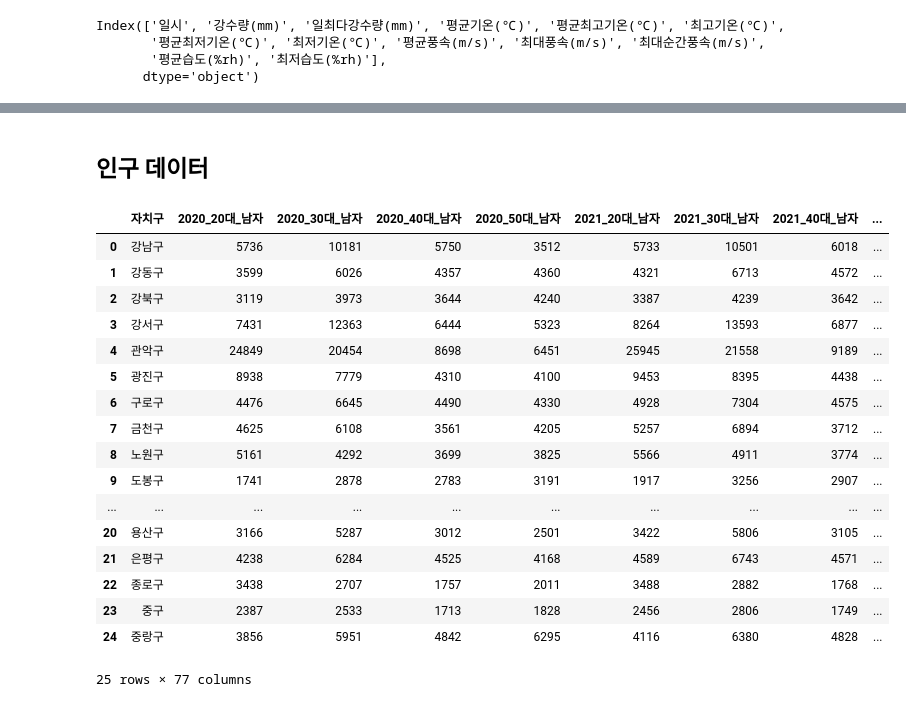
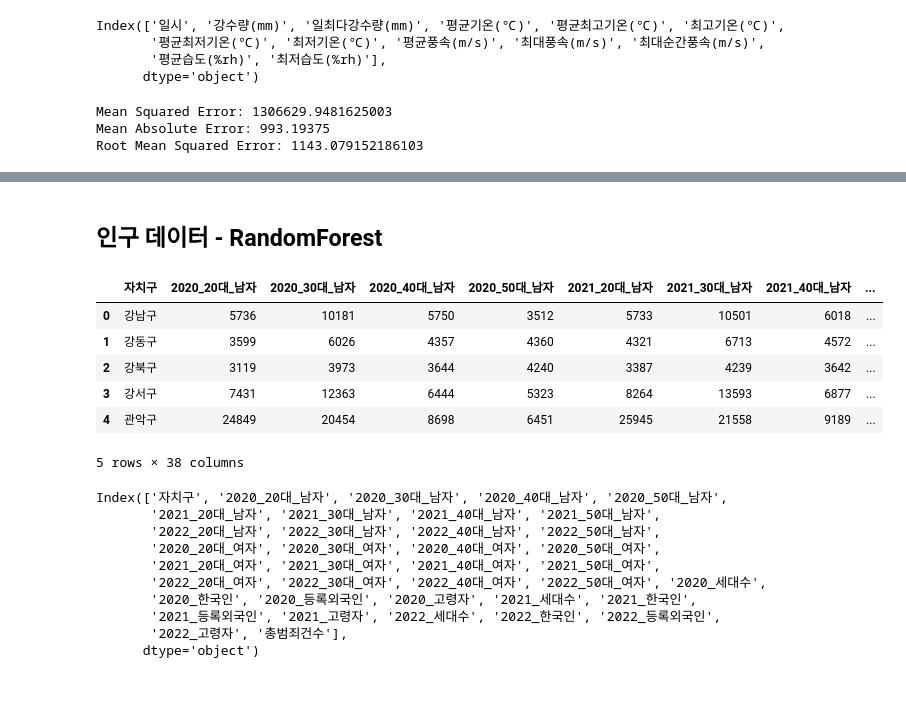
Before and after one commit to BanSugyeong/Crime-Alert-Service, a Jupyter notebook: machine learning/analyze/regression/mra.ipynb, the cells around one changed output, grey strips where cells are left out. Cells and saved outputs as stored; diff of their text form; code cells hidden in the pictures.

```diff
--- a/machine learning/analyze/regression/mra.ipynb
+++ b/machine learning/analyze/regression/mra.ipynb
@@ -146,6 +147,41 @@ Index(['일시', '강수량(mm)', '일최다강수량(mm)', '평균기온(℃)',
       dtype='object')
 # %%
 df = pd.merge(month_crime, weather, on='일시')
+# %%
+# RandomForest
+# 독립 변수와 종속 변수 설정
+X = df[['강수량(mm)', '일최다강수량(mm)', '평균기온(℃)', '평균최고기온(℃)', '최고기온(℃)',
+       '평균최저기온(℃)', '최저기온(℃)', '평균풍속(m/s)', '최대풍속(m/s)', '최대순간풍속(m/s)',
+       '평균습도(%rh)', '최저습도(%rh)']] # 독립 변수
+y = df['월_범죄건수'] # 종속 변수
+
+# 훈련 데이터와 테스트 데이터로 분할
+X_train, X_test, y_train, y_test = train_test_split(X, y, test_size=0.2, random_state=42)
+
+# 랜덤 포레스트 회귀 모델 생성
+model = RandomForestRegressor(n_estimators=100, random_state=42)
+
+# 모델 학습
+model.fit(X_train, y_train)
+
+# 테스트 데이터로 예측
+y_pred = model.predict(X_test)
+
+# 평가 지표 계산 (예: 평균 제곱 오차)
+mse = mean_squared_error(y_test, y_pred)
+print("Mean Squared Error:", mse)
+
+# MAE 계산
+mae = mean_absolute_error(y_test, y_pred)
+print("Mean Absolute Error:", mae)
+
+# RMSE 계산
+rmse = np.sqrt(mean_squared_error(y_test, y_pred))
+print("Root Mean Squared Error:", rmse)
+# %% [output]
+Mean Squared Error: 1306629.9481625003
+Mean Absolute Error: 993.19375
+Root Mean Squared Error: 1143.079152186103
 # %%
 # 다변량 회귀 분석 모델 생성
 X = df[['강수량(mm)', '일최다강수량(mm)', '평균기온(℃)', '평균최고기온(℃)', '최고기온(℃)',
@@ -209,27 +245,28 @@ Notes:
 [2] The condition number is large, 7.41e+03. This might indicate that there are
 strong multicollinearity or other numerical problems.
 # %% [markdown]
-## 인구 데이터
+## 인구 데이터 - RandomForest
 # %%
 pop = pd.read_csv('crime_pop_all.csv', encoding='cp949')
-pop = pop.rename(columns={'Unnamed: 0': '자치구'})
-pop
+pop.head()
 # %% [output]
 |  | 자치구 | 2020_20대_남자 | 2020_30대_남자 | 2020_40대_남자 | 2020_50대_남자 | 2021_20대_남자 | 2021_30대_남자 | 2021_40대_남자 | ... |
 | 0 | 강남구 | 5736 | 10181 | 5750 | 3512 | 5733 | 10501 | 6018 | ... |
 | 1 | 강동구 | 3599 | 6026 | 4357 | 4360 | 4321 | 6713 | 4572 | ... |
 | 2 | 강북구 | 3119 | 3973 | 3644 | 4240 | 3387 | 4239 | 3642 | ... |
 | 3 | 강서구 | 7431 | 12363 | 6444 | 5323 | 8264 | 13593 | 6877 | ... |
 | 4 | 관악구 | 24849 | 20454 | 8698 | 6451 | 25945 | 21558 | 9189 | ... |
-| 5 | 광진구 | 8938 | 7779 | 4310 | 4100 | 9453 | 8395 | 4438 | ... |
-| 6 | 구로구 | 4476 | 6645 | 4490 | 4330 | 4928 | 7304 | 4575 | ... |
-| 7 | 금천구 | 4625 | 6108 | 3561 | 4205 | 5257 | 6894 | 3712 | ... |
-| 8 | 노원구 | 5161 | 4292 | 3699 | 3825 | 5566 | 4911 | 3774 | ... |
-| 9 | 도봉구 | 1741 | 2878 | 2783 | 3191 | 1917 | 3256 | 2907 | ... |
-| ... | ... | ... | ... | ... | ... | ... | ... | ... | ... |
-| 20 | 용산구 | 3166 | 5287 | 3012 | 2501 | 3422 | 5806 | 3105 | ... |
-| 21 | 은평구 | 4238 | 6284 | 4525 | 4168 | 4589 | 6743 | 4571 | ... |
-| 22 | 종로구 | 3438 | 2707 | 1757 | 2011 | 3488 | 2882 | 1768 | ... |
-| 23 | 중구 | 2387 | 2533 | 1713 | 1828 | 2456 | 2806 | 1749 | ... |
-| 24 | 중랑구 | 3856 | 5951 | 4842 | 6295 | 4116 | 6380 | 4828 | ... |
-25 rows × 77 columns
+5 rows × 38 columns
+# %%
+pop.columns
+# %% [output]
+Index(['자치구', '2020_20대_남자', '2020_30대_남자', '2020_40대_남자', '2020_50대_남자',
+       '2021_20대_남자', '2021_30대_남자', '2021_40대_남자', '2021_50대_남자',
+       '2022_20대_남자', '2022_30대_남자', '2022_40대_남자', '2022_50대_남자',
+       '2020_20대_여자', '2020_30대_여자', '2020_40대_여자', '2020_50대_여자',
+       '2021_20대_여자', '2021_30대_여자', '2021_40대_여자', '2021_50대_여자',
+       '2022_20대_여자', '2022_30대_여자', '2022_40대_여자', '2022_50대_여자', '2020_세대수',
+       '2020_한국인', '2020_등록외국인', '2020_고령자', '2021_세대수', '2021_한국인',
+       '2021_등록외국인', '2021_고령자', '2022_세대수', '2022_한국인', '2022_등록외국인',
+       '2022_고령자', '총범죄건수'],
+      dtype='object')
```
Also changed, not shown: parts of 8 cells of this notebook, 2 other files.
